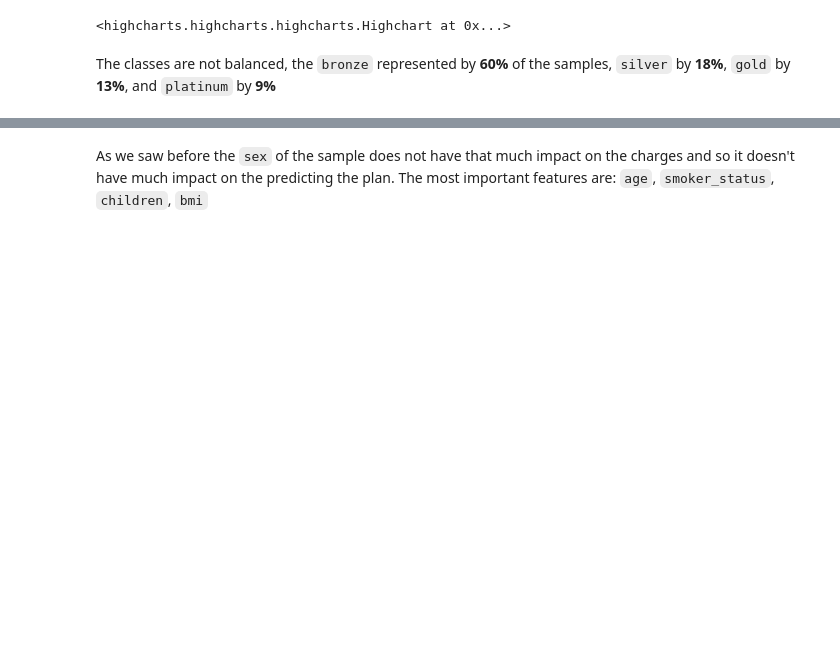
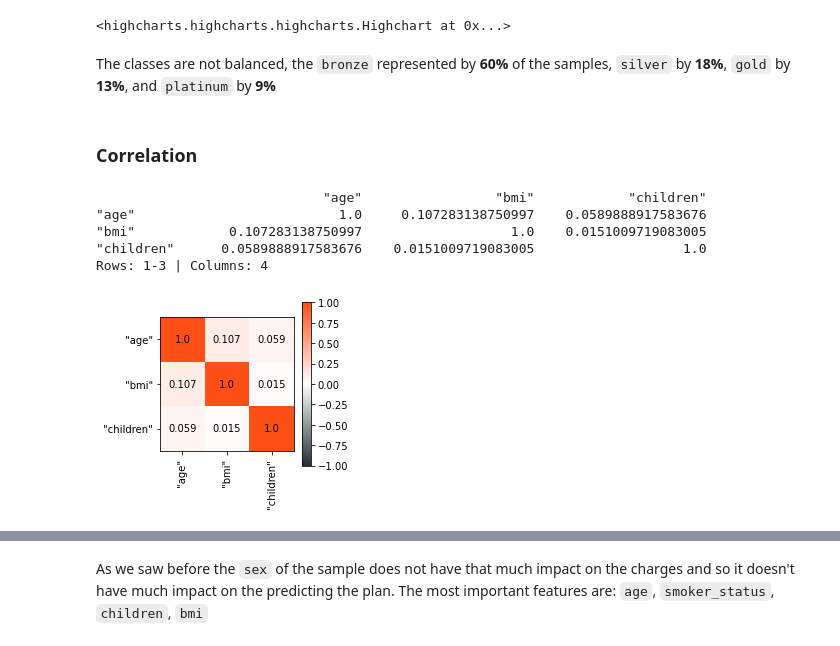
Before and after one commit to zaboura/VerticaPy, a Jupyter notebook: Health Insurance Analysis.ipynb, the cells around one changed output, grey strips where cells are left out. Cells and saved outputs as stored; diff of their text form; code cells hidden in the pictures; blank space fills up the shorter version.

```diff
--- a/Health Insurance Analysis.ipynb
+++ b/Health Insurance Analysis.ipynb
@@ -681,3 +671,18 @@ insurance_data.hchart(x="insurance_plan",
 <highcharts.highcharts.highcharts.Highchart at 0x...>
 # %% [markdown]
 The classes are not balanced, the `bronze` represented by __60%__ of the samples, `silver` by __18%__, `gold` by __13%__, and `platinum` by __9%__
+# %% [markdown]
+### Correlation
+# %%
+# select numerical and categorical features
+num_selected_columns = ["age",  "bmi", "children"]
+cat_selected_columns = ["sex", "smoker_status", "region"]
+# correlation matrix for numerical features
+insurance_data.corr(num_selected_columns, method="spearman")
+# %% [output]
+                             "age"                 "bmi"            "children"
+"age"                          1.0     0.107283138750997    0.0589888917583676
+"bmi"            0.107283138750997                   1.0    0.0151009719083005
+"children"      0.0589888917583676    0.0151009719083005                   1.0
+Rows: 1-3 | Columns: 4
+[figure, added]
```
Also changed, not shown: parts of 29 cells of this notebook.
